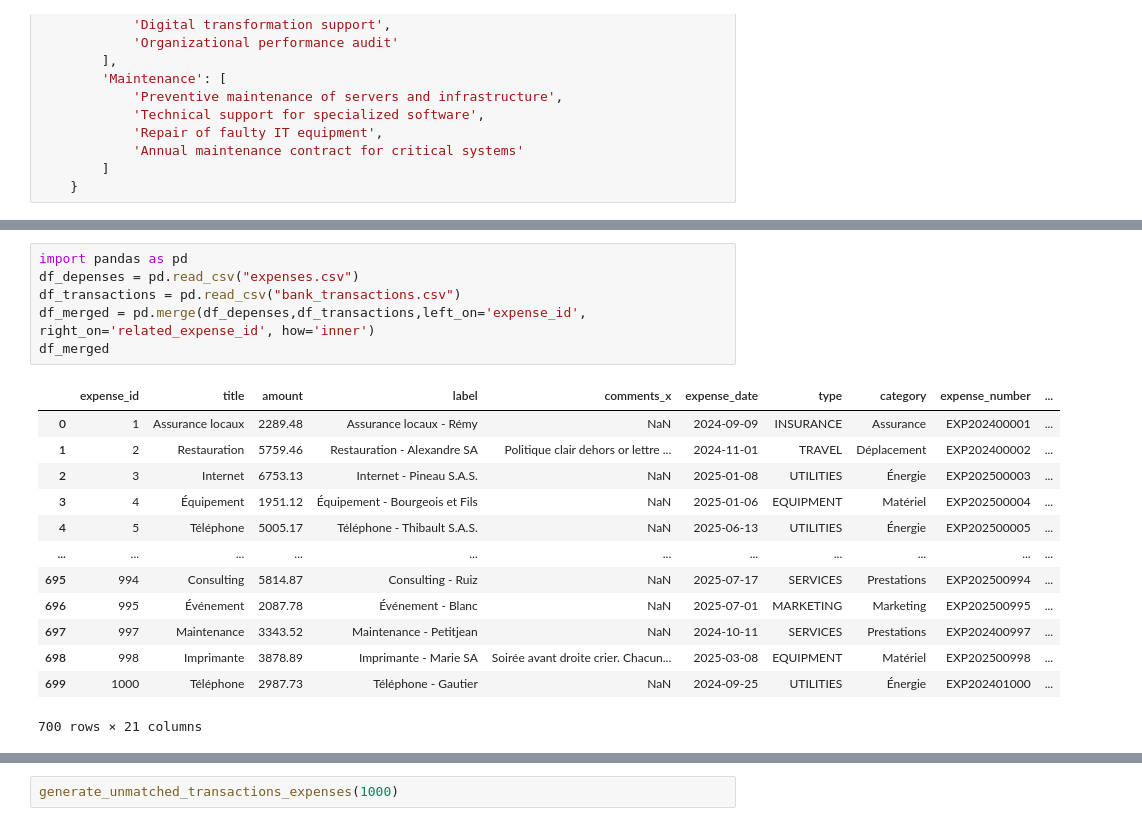
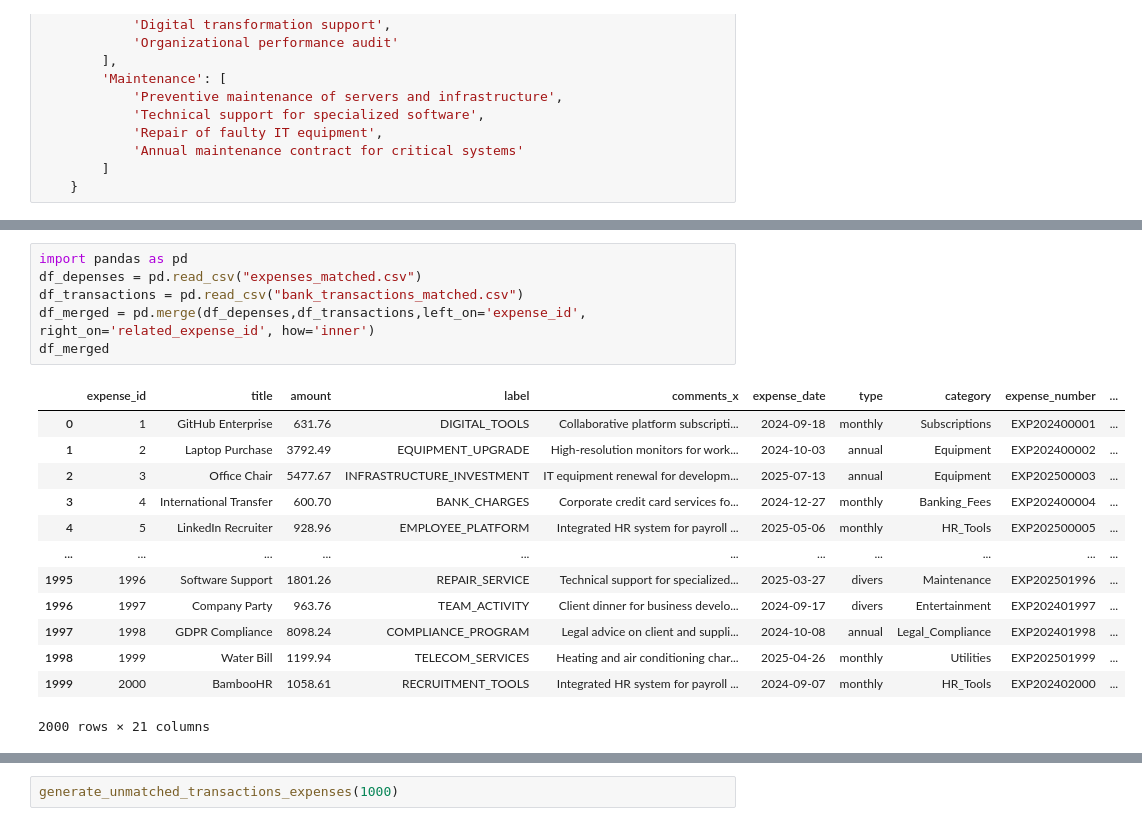
Before and after one commit to lamya-maaou/accounting_dataset_generator, a Jupyter notebook: expences_transaction_generate.ipynb, the cells around one changed output, grey strips where cells are left out. Drawn from its saved outputs; the diff is of its cells as text.

Commit message:
add expenses_output

```diff
--- a/expences_transaction_generate.ipynb
+++ b/expences_transaction_generate.ipynb
@@ -714,24 +714,24 @@ if __name__ == "__main__":
  Exemples de correspondances par type:
 # %%
 import pandas as pd
-df_depenses = pd.read_csv("expenses.csv")
-df_transactions = pd.read_csv("bank_transactions.csv")
+df_depenses = pd.read_csv("expenses_matched.csv")
+df_transactions = pd.read_csv("bank_transactions_matched.csv")
 df_merged = pd.merge(df_depenses,df_transactions,left_on='expense_id', right_on='related_expense_id', how='inner')
 df_merged
 # %% [output]
 |  | expense_id | title | amount | label | comments_x | expense_date | type | category | expense_number | ... |
-| 0 | 1 | Assurance locaux | 2289.48 | Assurance locaux - Rémy | NaN | 2024-09-09 | INSURANCE | Assurance | EXP202400001 | ... |
-| 1 | 2 | Restauration | 5759.46 | Restauration - Alexandre SA | Politique clair dehors or lettre ... | 2024-11-01 | TRAVEL | Déplacement | EXP202400002 | ... |
-| 2 | 3 | Internet | 6753.13 | Internet - Pineau S.A.S. | NaN | 2025-01-08 | UTILITIES | Énergie | EXP202500003 | ... |
-| 3 | 4 | Équipement | 1951.12 | Équipement - Bourgeois et Fils | NaN | 2025-01-06 | EQUIPMENT | Matériel | EXP202500004 | ... |
-| 4 | 5 | Téléphone | 5005.17 | Téléphone - Thibault S.A.S. | NaN | 2025-06-13 | UTILITIES | Énergie | EXP202500005 | ... |
+| 0 | 1 | GitHub Enterprise | 631.76 | DIGITAL_TOOLS | Collaborative platform subscripti... | 2024-09-18 | monthly | Subscriptions | EXP202400001 | ... |
+| 1 | 2 | Laptop Purchase | 3792.49 | EQUIPMENT_UPGRADE | High-resolution monitors for work... | 2024-10-03 | annual | Equipment | EXP202400002 | ... |
+| 2 | 3 | Office Chair | 5477.67 | INFRASTRUCTURE_INVESTMENT | IT equipment renewal for developm... | 2025-07-13 | annual | Equipment | EXP202500003 | ... |
+| 3 | 4 | International Transfer | 600.70 | BANK_CHARGES | Corporate credit card services fo... | 2024-12-27 | monthly | Banking_Fees | EXP202400004 | ... |
+| 4 | 5 | LinkedIn Recruiter | 928.96 | EMPLOYEE_PLATFORM | Integrated HR system for payroll ... | 2025-05-06 | monthly | HR_Tools | EXP202500005 | ... |
 | ... | ... | ... | ... | ... | ... | ... | ... | ... | ... | ... |
-| 695 | 994 | Consulting | 5814.87 | Consulting - Ruiz | NaN | 2025-07-17 | SERVICES | Prestations | EXP202500994 | ... |
-| 696 | 995 | Événement | 2087.78 | Événement - Blanc | NaN | 2025-07-01 | MARKETING | Marketing | EXP202500995 | ... |
-| 697 | 997 | Maintenance | 3343.52 | Maintenance - Petitjean | NaN | 2024-10-11 | SERVICES | Prestations | EXP202400997 | ... |
-| 698 | 998 | Imprimante | 3878.89 | Imprimante - Marie SA | Soirée avant droite crier. Chacun... | 2025-03-08 | EQUIPMENT | Matériel | EXP202500998 | ... |
-| 699 | 1000 | Téléphone | 2987.73 | Téléphone - Gautier | NaN | 2024-09-25 | UTILITIES | Énergie | EXP202401000 | ... |
+| 1995 | 1996 | Software Support | 1801.26 | REPAIR_SERVICE | Technical support for specialized... | 2025-03-27 | divers | Maintenance | EXP202501996 | ... |
+| 1996 | 1997 | Company Party | 963.76 | TEAM_ACTIVITY | Client dinner for business develo... | 2024-09-17 | divers | Entertainment | EXP202401997 | ... |
+| 1997 | 1998 | GDPR Compliance | 8098.24 | COMPLIANCE_PROGRAM | Legal advice on client and suppli... | 2024-10-08 | annual | Legal_Compliance | EXP202401998 | ... |
+| 1998 | 1999 | Water Bill | 1199.94 | TELECOM_SERVICES | Heating and air conditioning char... | 2025-04-26 | monthly | Utilities | EXP202501999 | ... |
+| 1999 | 2000 | BambooHR | 1058.61 | RECRUITMENT_TOOLS | Integrated HR system for payroll ... | 2024-09-07 | monthly | HR_Tools | EXP202402000 | ... |
-700 rows × 21 columns
+2000 rows × 21 columns
 # %%
 import pandas as pd
 import random
```
Also changed, not shown: parts of 4 cells of this notebook, 8 other files.
